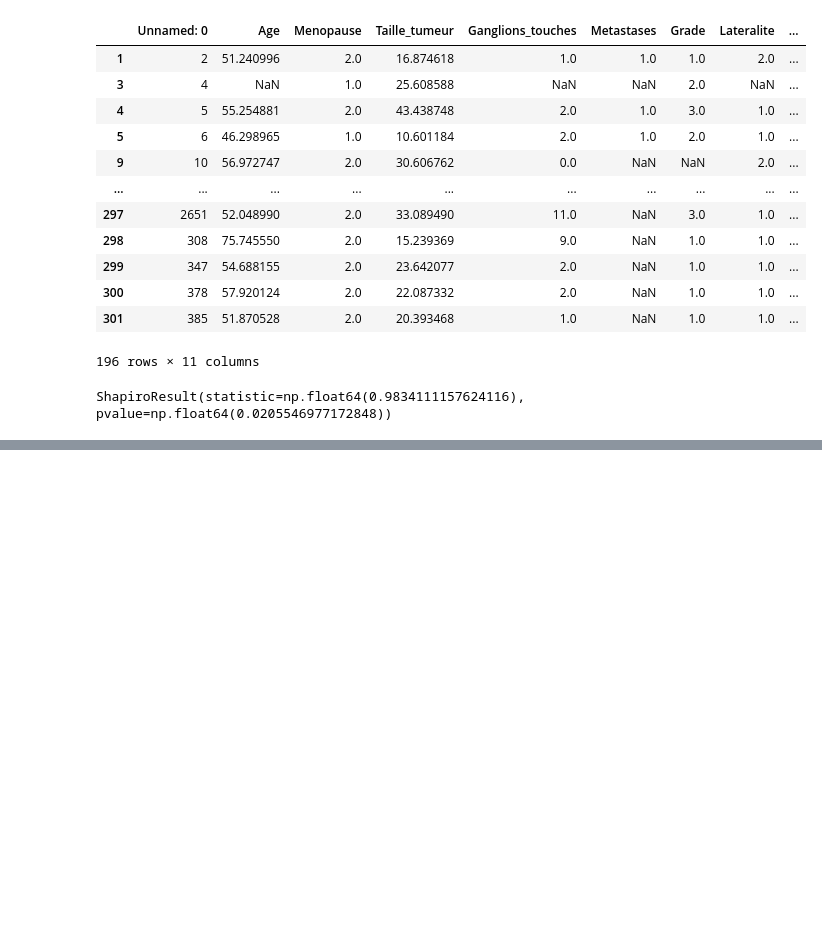
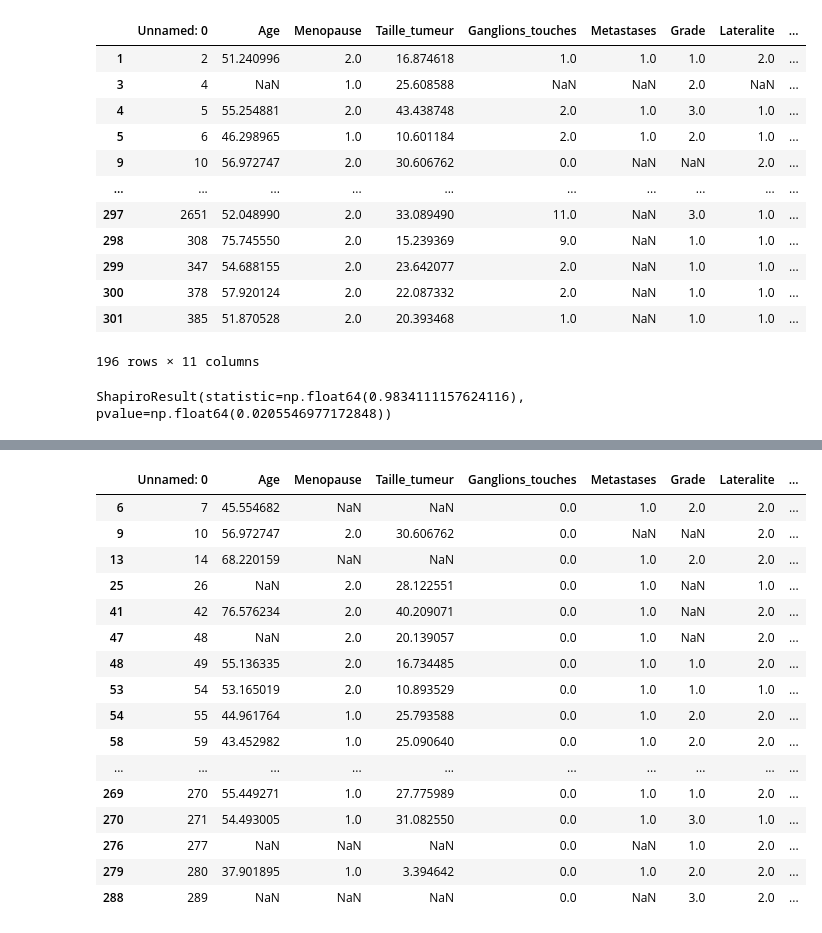
Before and after one commit to dev-byTN/Cancer_Model-Project, a Jupyter notebook: Python_Analysis.ipynb, the cells around one changed output, grey strips where cells are left out. Saved outputs shown, nothing was run; the diff lists cells and outputs as text; code cells hidden in the pictures; blank space fills up the shorter version.

```diff
--- a/Python_Analysis.ipynb
+++ b/Python_Analysis.ipynb
@@ -153,0 +198,21 @@ ShapiroResult(statistic=np.float64(0.9834111157624116), pvalue=np.float64(0.0205
+# %%
+dt[dt["Ganglions_touches"] <= 0]
+#Nous pouvons voir qu'un patient possède une valeur négative
+# %% [output]
+|  | Unnamed: 0 | Age | Menopause | Taille_tumeur | Ganglions_touches | Metastases | Grade | Lateralite | ... |
+| 6 | 7 | 45.554682 | NaN | NaN | 0.0 | 1.0 | 2.0 | 2.0 | ... |
+| 9 | 10 | 56.972747 | 2.0 | 30.606762 | 0.0 | NaN | NaN | 2.0 | ... |
+| 13 | 14 | 68.220159 | NaN | NaN | 0.0 | 1.0 | 2.0 | 2.0 | ... |
+| 25 | 26 | NaN | 2.0 | 28.122551 | 0.0 | 1.0 | NaN | 1.0 | ... |
+| 41 | 42 | 76.576234 | 2.0 | 40.209071 | 0.0 | 1.0 | NaN | 2.0 | ... |
+| 47 | 48 | NaN | 2.0 | 20.139057 | 0.0 | 1.0 | NaN | 2.0 | ... |
+| 48 | 49 | 55.136335 | 2.0 | 16.734485 | 0.0 | 1.0 | 1.0 | 2.0 | ... |
+| 53 | 54 | 53.165019 | 2.0 | 10.893529 | 0.0 | 1.0 | 1.0 | 1.0 | ... |
+| 54 | 55 | 44.961764 | 1.0 | 25.793588 | 0.0 | 1.0 | 2.0 | 2.0 | ... |
+| 58 | 59 | 43.452982 | 1.0 | 25.090640 | 0.0 | 1.0 | 2.0 | 2.0 | ... |
+| ... | ... | ... | ... | ... | ... | ... | ... | ... | ... |
+| 269 | 270 | 55.449271 | 1.0 | 27.775989 | 0.0 | 1.0 | 1.0 | 2.0 | ... |
+| 270 | 271 | 54.493005 | 1.0 | 31.082550 | 0.0 | 1.0 | 3.0 | 1.0 | ... |
+| 276 | 277 | NaN | NaN | NaN | 0.0 | NaN | 1.0 | 2.0 | ... |
+| 279 | 280 | 37.901895 | 1.0 | 3.394642 | 0.0 | 1.0 | 2.0 | 2.0 | ... |
+| 288 | 289 | NaN | NaN | NaN | 0.0 | NaN | 3.0 | 2.0 | ... |
```
Also changed, not shown: parts of 10 cells of this notebook.
